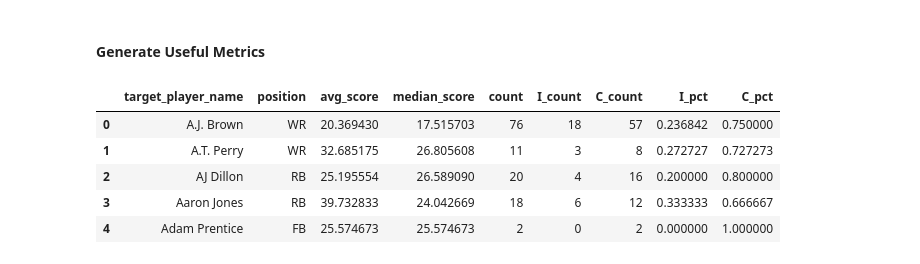
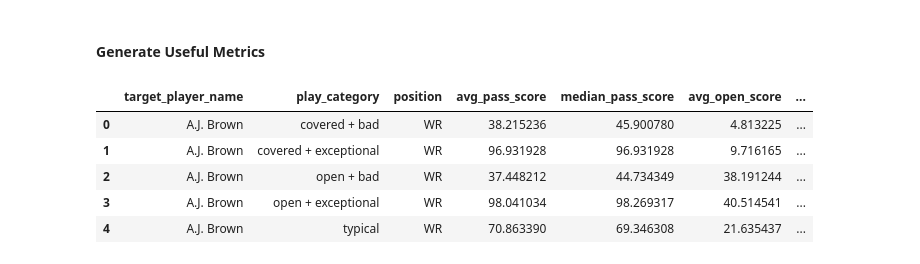
Before and after one commit to cwphung/databowl_2025, a Jupyter notebook: visualilzation.ipynb, the cells around one changed output. Saved outputs shown, nothing was run; the diff lists cells and outputs as text; code cells hidden in the pictures.

Commit message:
More Metrics

```diff
--- a/visualilzation.ipynb
+++ b/visualilzation.ipynb
@@ -233,4 +217,4 @@ Play(
 # %%
-temp_play = full_data['2023090700461']
+temp_play = full_data['2023090700101']
 temp_play.get_input_seq_len()
 # %% [output]
@@ -297,3 +349,21 @@ processed_data_df = pd.DataFrame(processed_data)
+# %%
+processed_data_df['open_receiver'] = processed_data_df['open_score_scaled'] > 30.0
+processed_data_df['blanketed_receiver'] = processed_data_df['open_score_scaled'] < 12.0
+processed_data_df['exceptional_pass'] = processed_data_df['pass_score_scaled'] > 95.0
+processed_data_df['bad_pass'] = processed_data_df['pass_score_scaled'] < 50.0
+# %%
+def label_row(row):
+    if row["open_receiver"] and row["exceptional_pass"]:
+        return "open + exceptional"
+    if row["open_receiver"] and row["bad_pass"]:
+        return "open + bad"
+    if row["blanketed_receiver"] and row["exceptional_pass"]:
+        return "covered + exceptional"
+    if row["blanketed_receiver"] and row["bad_pass"]:
+        return "covered + bad"
+    return "typical"
+
+processed_data_df["play_category"] = processed_data_df.apply(label_row, axis=1)
 # %%
 processed_data_df
 # %% [output]
@@ -315,25 +385,53 @@ processed_data_df.to_csv('processed_data.csv', index=False)
 # %% [markdown]
 #### Generate Useful Metrics
 # %%
-player_metrics_df = processed_data_df.groupby('target_player_name', as_index=False).agg(
+player_metrics_df = processed_data_df.groupby(['target_player_name', 'play_category'], as_index=False).agg(
     position=('target_player_position', 'first'),
-    avg_score=('score', 'mean'),
-    median_score=('score', 'median'),
-    count=('score', 'count'),
+    avg_pass_score=('pass_score_scaled', 'mean'),
+    median_pass_score=('pass_score_scaled', 'median'),
+    avg_open_score=('open_score_scaled', 'mean'),
+    median_open_score=('open_score_scaled', 'median'),
+    count=('open_score_scaled', 'count'),
     I_count=('pass_result', lambda x: (x == 'I').sum()),
-    C_count=('pass_result', lambda x: (x == 'C').sum())
+    C_count=('pass_result', lambda x: (x == 'C').sum()),
+    open_count=('open_receiver', lambda x: (x == True).sum()),
+    blanket_count=('blanketed_receiver', lambda x: (x == True).sum()),
+    gp_count=('exceptional_pass', lambda x: (x == True).sum()),
+    bp_count=('bad_pass', lambda x: (x == True).sum())
 )
 player_metrics_df['I_pct'] = player_metrics_df['I_count'] / player_metrics_df['count']
 player_metrics_df['C_pct'] = player_metrics_df['C_count'] / player_metrics_df['count']
 
-player_metrics_df.to_csv('player_metrics.csv', index=False)
-player_metrics_df.head()
+MIN_TOTAL_PLAYS = 40
+player_totals = player_metrics_df.groupby("target_player_name")["count"].sum()
+eligible_players = player_totals[player_totals >= MIN_TOTAL_PLAYS].index
+
+filtered_player_metrics_df = player_metrics_df[
+    (player_metrics_df["target_player_name"].isin(eligible_players))
+].copy()
+
+
+filtered_player_metrics_df["pass_pctile"] = (
+    filtered_player_metrics_df.groupby("play_category")["median_pass_score"]
+           .rank(pct=True) * 100
+)
+filtered_player_metrics_df["open_pctile"] = (
+    filtered_player_metrics_df.groupby("play_category")["median_open_score"]
+           .rank(pct=True) * 100
+)
+filtered_player_metrics_df["C_pctile"] = (
+    filtered_player_metrics_df.groupby("play_category")["C_pct"]
+           .rank(pct=True) * 100
+)
+
+filtered_player_metrics_df.to_csv('player_metrics.csv', index=False)
+filtered_player_metrics_df.head()
 # %% [output]
-|  | target_player_name | position | avg_score | median_score | count | I_count | C_count | I_pct | C_pct |
-| 0 | A.J. Brown | WR | 20.369430 | 17.515703 | 76 | 18 | 57 | 0.236842 | 0.750000 |
-| 1 | A.T. Perry | WR | 32.685175 | 26.805608 | 11 | 3 | 8 | 0.272727 | 0.727273 |
-| 2 | AJ Dillon | RB | 25.195554 | 26.589090 | 20 | 4 | 16 | 0.200000 | 0.800000 |
-| 3 | Aaron Jones | RB | 39.732833 | 24.042669 | 18 | 6 | 12 | 0.333333 | 0.666667 |
-| 4 | Adam Prentice | FB | 25.574673 | 25.574673 | 2 | 0 | 2 | 0.000000 | 1.000000 |
+|  | target_player_name | play_category | position | avg_pass_score | median_pass_score | avg_open_score | ... |
+| 0 | A.J. Brown | covered + bad | WR | 38.215236 | 45.900780 | 4.813225 | ... |
+| 1 | A.J. Brown | covered + exceptional | WR | 96.931928 | 96.931928 | 9.716165 | ... |
+| 2 | A.J. Brown | open + bad | WR | 37.448212 | 44.734349 | 38.191244 | ... |
+| 3 | A.J. Brown | open + exceptional | WR | 98.041034 | 98.269317 | 40.514541 | ... |
+| 4 | A.J. Brown | typical | WR | 70.863390 | 69.346308 | 21.635437 | ... |
 # %%
 team_off_metrics = processed_data_df.groupby('offense_team', as_index=False).agg(
```
Also changed, not shown: parts of 34 cells of this notebook, 5 other files.
